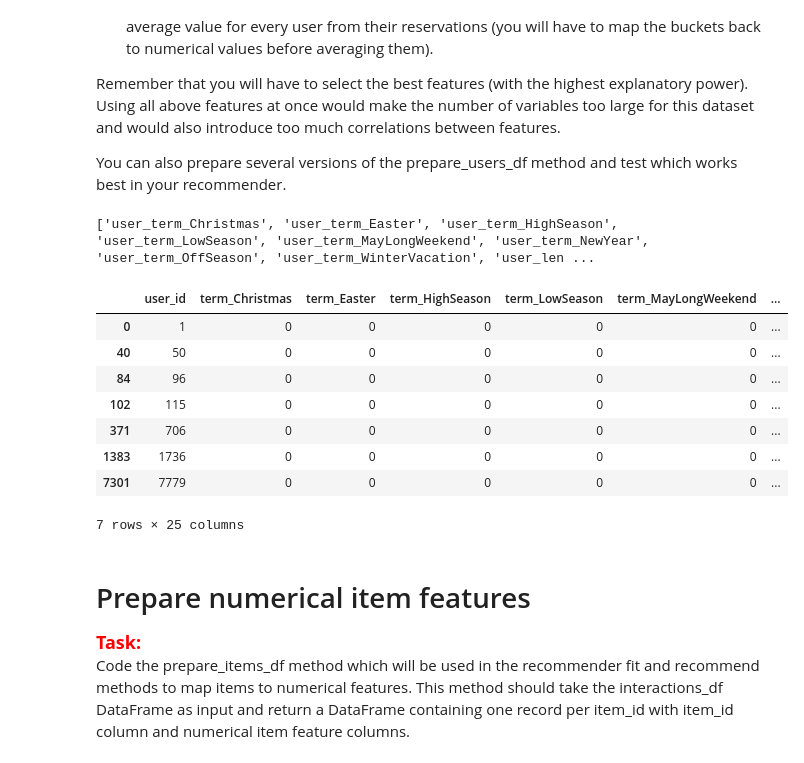
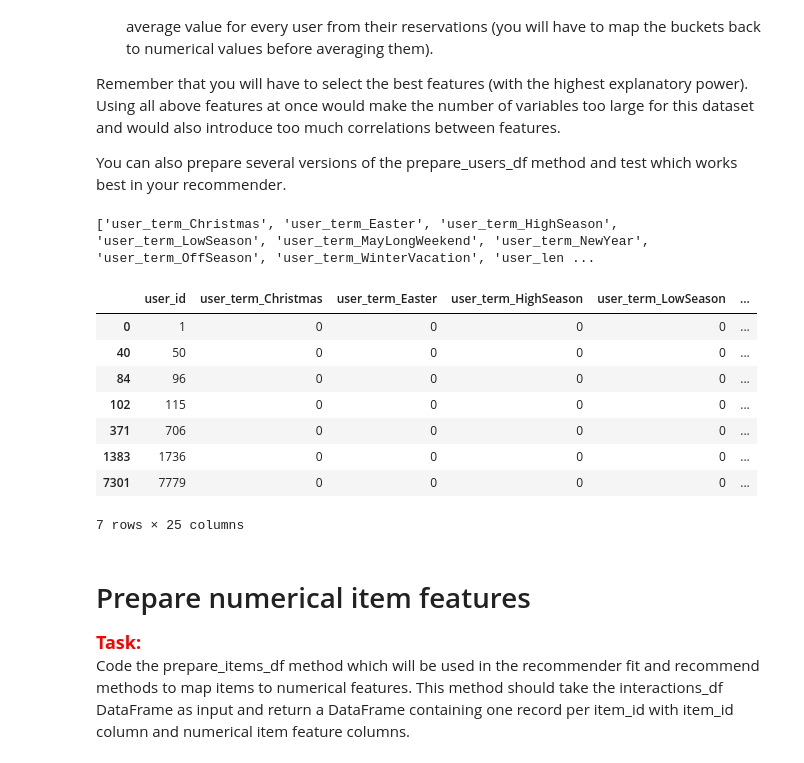
Before and after one commit to dansilecki/recommender-systems-project1, a Jupyter notebook: project_1_recommender_and_evaluation.ipynb, the cells around one changed output. Cells and saved outputs as stored; diff of their text form; code cells hidden in the pictures.

```diff
--- a/project_1_recommender_and_evaluation.ipynb
+++ b/project_1_recommender_and_evaluation.ipynb
@@ -88,33 +88,34 @@ You can also prepare several versions of the prepare_users_df method and test wh
 # %%
 def prepare_users_df(interactions_df):
 
     # Write your code here
     columns = ['term', 'length_of_stay_bucket', 'rate_plan', 'room_segment', 'n_people_bucket', 'weekend_stay']
     users_mode_df = interactions_df.groupby('user_id')[columns].agg(lambda x: x.value_counts().index[0])
     users_df = pd.get_dummies(users_mode_df)
+    users_df = users_df.add_prefix('user_')
 
-    user_features = users_df.add_prefix('user_').columns.values.tolist()
+    user_features = users_df.columns.values.tolist()
 
     users_df = users_df.reset_index()
 
     return users_df, user_features
 
 
 users_df, user_features = prepare_users_df(interactions_df)
 
 print(user_features)
 
 display(users_df.loc[users_df['user_id'].isin([706, 1736, 7779, 96, 1, 50, 115])].head(15))
 # %% [output]
 ['user_term_Christmas', 'user_term_Easter', 'user_term_HighSeason', 'user_term_LowSeason', 'user_term_MayLongWeekend', 'user_term_NewYear', 'user_term_OffSeason', 'user_term_WinterVacation', 'user_len ...
-|  | user_id | term_Christmas | term_Easter | term_HighSeason | term_LowSeason | term_MayLongWeekend | ... |
-| 0 | 1 | 0 | 0 | 0 | 0 | 0 | ... |
-| 40 | 50 | 0 | 0 | 0 | 0 | 0 | ... |
-| 84 | 96 | 0 | 0 | 0 | 0 | 0 | ... |
-| 102 | 115 | 0 | 0 | 0 | 0 | 0 | ... |
-| 371 | 706 | 0 | 0 | 0 | 0 | 0 | ... |
-| 1383 | 1736 | 0 | 0 | 0 | 0 | 0 | ... |
-| 7301 | 7779 | 0 | 0 | 0 | 0 | 0 | ... |
+|  | user_id | user_term_Christmas | user_term_Easter | user_term_HighSeason | user_term_LowSeason | ... |
+| 0 | 1 | 0 | 0 | 0 | 0 | ... |
+| 40 | 50 | 0 | 0 | 0 | 0 | ... |
+| 84 | 96 | 0 | 0 | 0 | 0 | ... |
+| 102 | 115 | 0 | 0 | 0 | 0 | ... |
+| 371 | 706 | 0 | 0 | 0 | 0 | ... |
+| 1383 | 1736 | 0 | 0 | 0 | 0 | ... |
+| 7301 | 7779 | 0 | 0 | 0 | 0 | ... |
 7 rows × 25 columns
 # %% [markdown]
 # Prepare numerical item features
```
Also changed, not shown: parts of 5 cells of this notebook, 13 other files.
